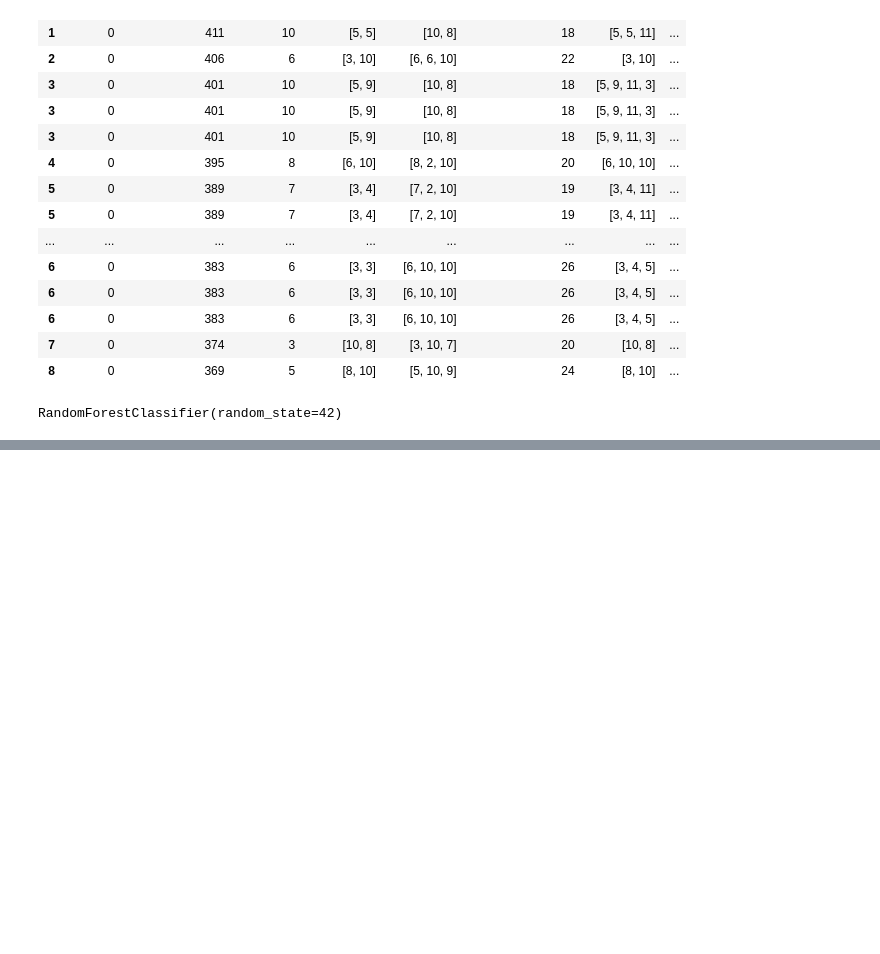
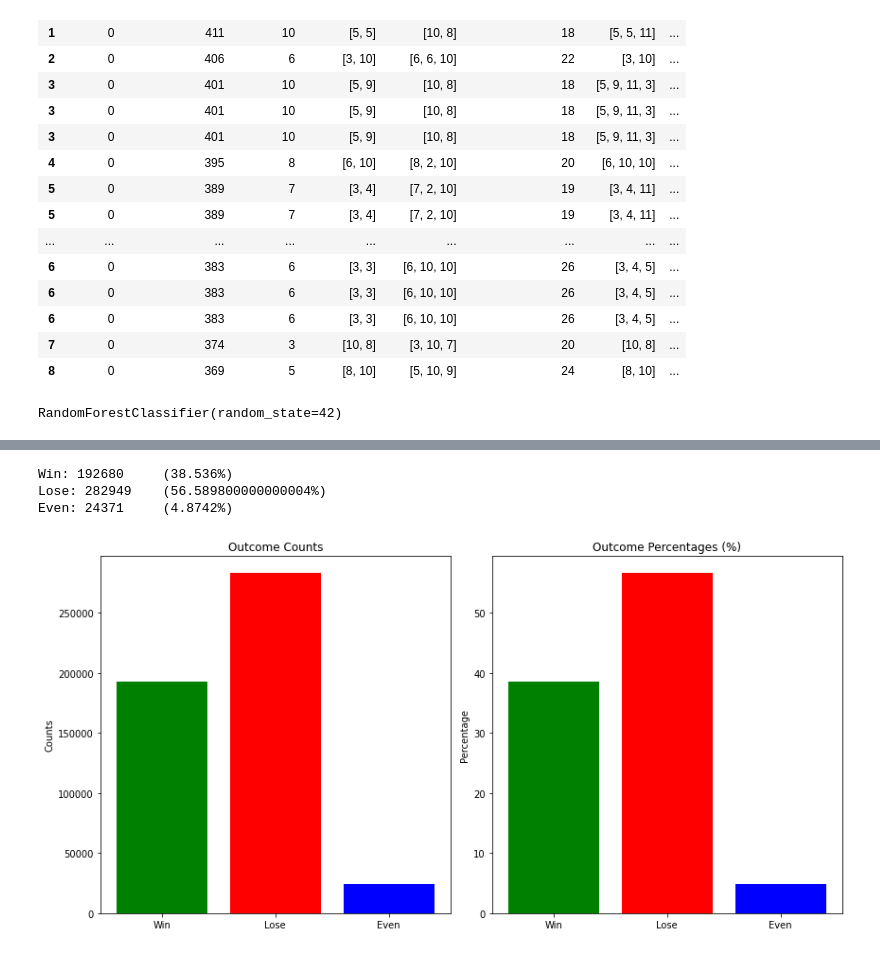
Before and after one commit to ChadCYB/Blackjack-Analysis-and-Multi-Model-Solutions, a Jupyter notebook: Blackjack_Random_Forest.ipynb, the cells around one changed output, grey strips where cells are left out. Drawn from its saved outputs; the diff is of its cells as text; code cells hidden in the pictures; blank space fills up the shorter version.

```diff
--- a/Blackjack_Random_Forest.ipynb
+++ b/Blackjack_Random_Forest.ipynb
@@ -199,0 +177,65 @@ Probability of 'Stand': 0.90
+# %%
+from tqdm import tqdm
+env = gym.make("Blackjack-v1", sab=True)
+
+n_episodes = 500_000 #play 500000 games
+
+done = False
+obs, info = env.reset()
+
+env = gym.wrappers.RecordEpisodeStatistics(env, deque_size=n_episodes)
+win, lose, even = 0, 0, 0
+
+for episode in tqdm(range(n_episodes)):
+    obs, info = env.reset()
+    done = False
+
+    # play one episode
+    while not done:
+        action = 0 # <- 0(stay) or 1(hit) using your model to give the action
+        next_obs, reward, terminated, truncated, info = env.step(action)
+
+        # update if the environment is done and the current obs
+        done = terminated or truncated
+        if done:
+          if reward > 0:
+              win += 1
+          elif reward < 0:
+              lose += 1
+          else:
+              even += 1
+        obs = next_obs
+
+total_game = win + lose + even
+
+print("Win: {}\t({}%)\nLose: {}\t({}%)\nEven: {}\t({}%)\n".format(win, win/total_game*100, lose, lose/total_game*100, even, even/total_game*100))
+# %% [output]
+Win: 192680     (38.536%)
+Lose: 282949    (56.589800000000004%)
+Even: 24371     (4.8742%)
+# %%
+import matplotlib.pyplot as plt
+
+# Results
+labels = ['Win', 'Lose', 'Even']
+results = [win, lose, even]
+percentages = [win/total_game*100, lose/total_game*100, even/total_game*100]
+
+# Plot
+fig, (ax1, ax2) = plt.subplots(1, 2, figsize=(12, 6))
+
+# Bar plot for counts
+ax1.bar(labels, results, color=['green', 'red', 'blue'])
+ax1.set_title('Outcome Counts')
+ax1.set_ylabel('Counts')
+
+# Bar plot for percentages
+ax2.bar(labels, percentages, color=['green', 'red', 'blue'])
+ax2.set_title('Outcome Percentages (%)')
+ax2.set_ylabel('Percentage')
+
+# Show plots
+plt.tight_layout()
+plt.show()
+# %% [output]
+[figure, added]
```
Also changed, not shown: parts of 4 cells of this notebook.
